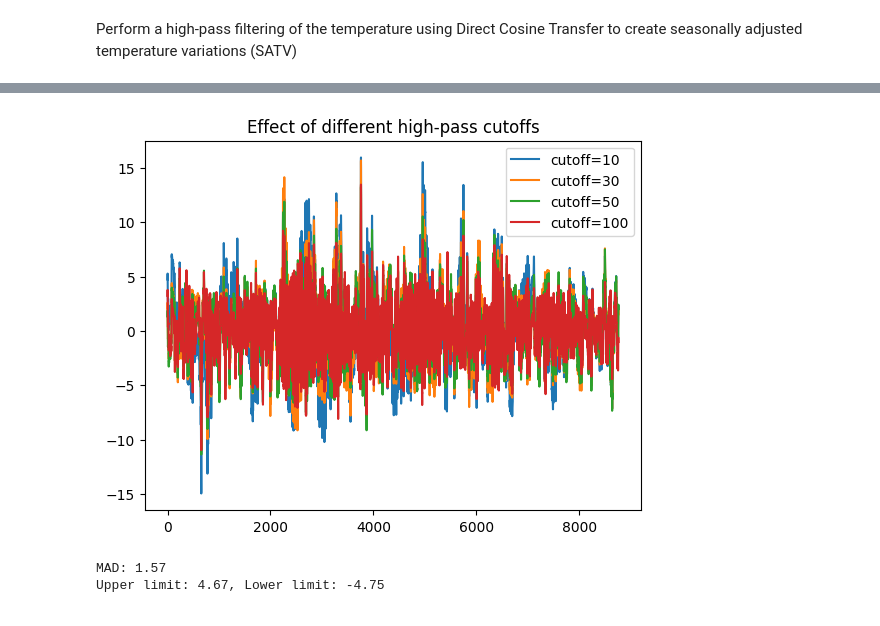
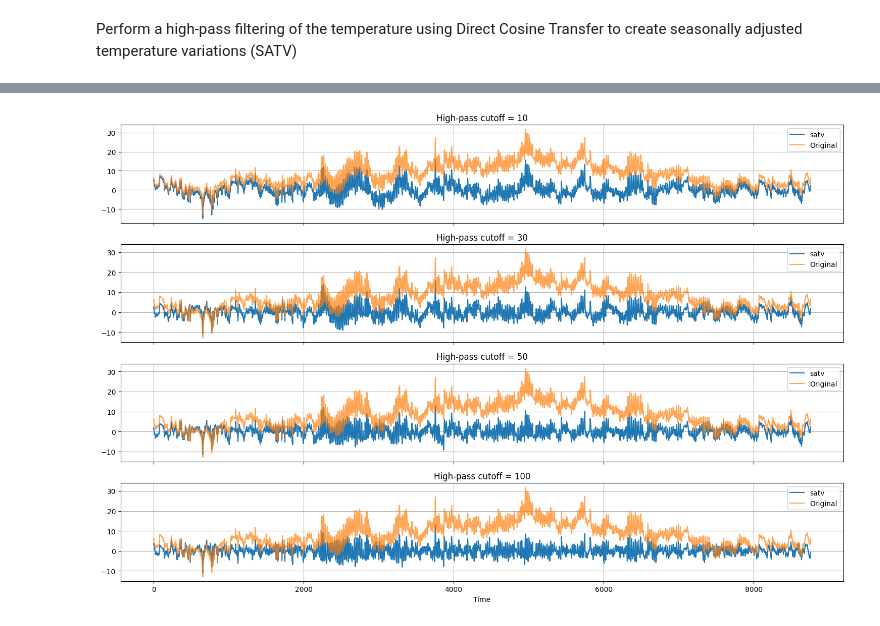
Before and after one commit to heitonn/heitonn-ind320-streamlit, a Jupyter notebook: notebooks/assignment3_notebook.ipynb, the cells around one changed output, grey strips where cells are left out. Saved outputs shown, nothing was run; the diff lists cells and outputs as text; code cells hidden in the pictures.

```diff
--- a/notebooks/assignment3_notebook.ipynb
+++ b/notebooks/assignment3_notebook.ipynb
@@ -170,29 +190,13 @@ Perform a high-pass filtering of the temperature using Direct Cosine Transfer to
 # %%
 from scipy.fft import dct, idct
 
-# Saving temperature data in numpy array
-temps = hourly_dataframe["temperature_2m"].to_numpy()
-
-# Calculating DCT
-temps_dct = dct(temps, norm='ortho')
+# Calculating direct cosinus transformation
+temps_dct = dct(hourly_temperature_2m, norm='ortho')
 
 # High pass filtering
-# Fjern de første lave frekvensene (de representerer sesong/middelverdi)
-cutoff = 50   # juster denne terskelen – lavere verdi = fjerner mer sesong
+cutoff = 50   # lower values will remove more season
 temps_dct_hp = temps_dct.copy()
-temps_dct_hp[:cutoff] = 0  # nullstill de første frekvensene
+temps_dct_hp[:cutoff] = 0  # setting the values lower than cut off to 0
 
-#  Invers DCT for å rekonstruere signalet ---
+# reconstructing temperature data
 temps_satv = idct(temps_dct_hp, norm='ortho')
-
-# --- 5. Plot resultatet ---
-plt.figure(figsize=(12,6))
-plt.plot(hourly_dataframe["date"], temps, label="Original temperature", alpha=0.6)
-plt.plot(hourly_dataframe["date"], temps_satv, label="SATV (high-pass filtered)", color='red')
-plt.title("Seasonally Adjusted Temperature Variations (SATV) – Bergen 2019")
-plt.xlabel("Date")
-plt.ylabel("Temperature (°C)")
-plt.legend()
-plt.grid(True)
-plt.tight_layout()
-plt.show()
@@ -201,26 +203,22 @@ plt.show()
 # %%
-for c in [10, 30, 50, 100]:
+# Observing how different cutoffs will affect the data
+cutoffs = [10, 30, 50, 100]
+
+fig, axes = plt.subplots(len(cutoffs), 1, figsize=(15, 10), sharex=True)
+
+for ax, c in zip(axes, cutoffs):
     temps_dct_hp = temps_dct.copy()
     temps_dct_hp[:c] = 0
     temps_satv = idct(temps_dct_hp, norm='ortho')
-    plt.plot(temps_satv, label=f'cutoff={c}')
 
-plt.legend()
-plt.title('Effect of different high-pass cutoffs')
+    ax.plot(temps_satv, label = 'SATV')
+    ax.plot(hourly_temperature_2m, label='Original', alpha = 0.7)
+    ax.set_title(f'High-pass cutoff = {c}')
+    ax.grid(True)
+    ax.legend()  # Legg til legend for hver subplot
+
+axes[-1].set_xlabel('Time')
+plt.tight_layout()
 plt.show()
 # %% [output]
-[figure, old version]
+[figure, new version]
-# %%
-# --- 1. Robust statistikk fra SATV ---
-median_satv = np.median(temps_satv)
-mad_satv = np.median(np.abs(temps_satv - median_satv))
-
-# Sett kontrollgrenser (for eksempel ±3 * MAD)
-upper_limit = median_satv + 3 * mad_satv
-lower_limit = median_satv - 3 * mad_satv
-
-print(f"MAD: {mad_satv:.2f}")
-print(f"Upper limit: {upper_limit:.2f}, Lower limit: {lower_limit:.2f}")
-# %% [output]
-MAD: 1.57
-Upper limit: 4.67, Lower limit: -4.75
```
Also changed, not shown: parts of 28 cells of this notebook, 19 other files.
